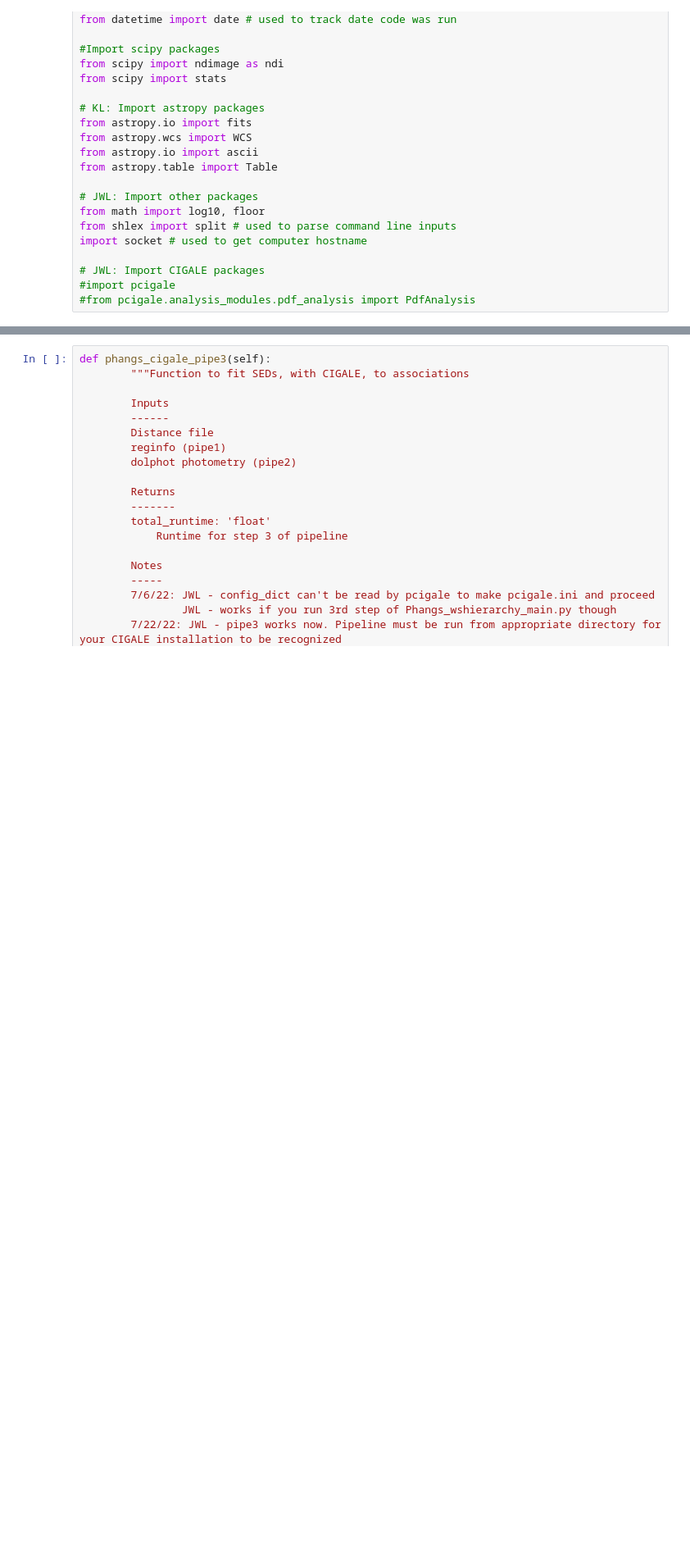
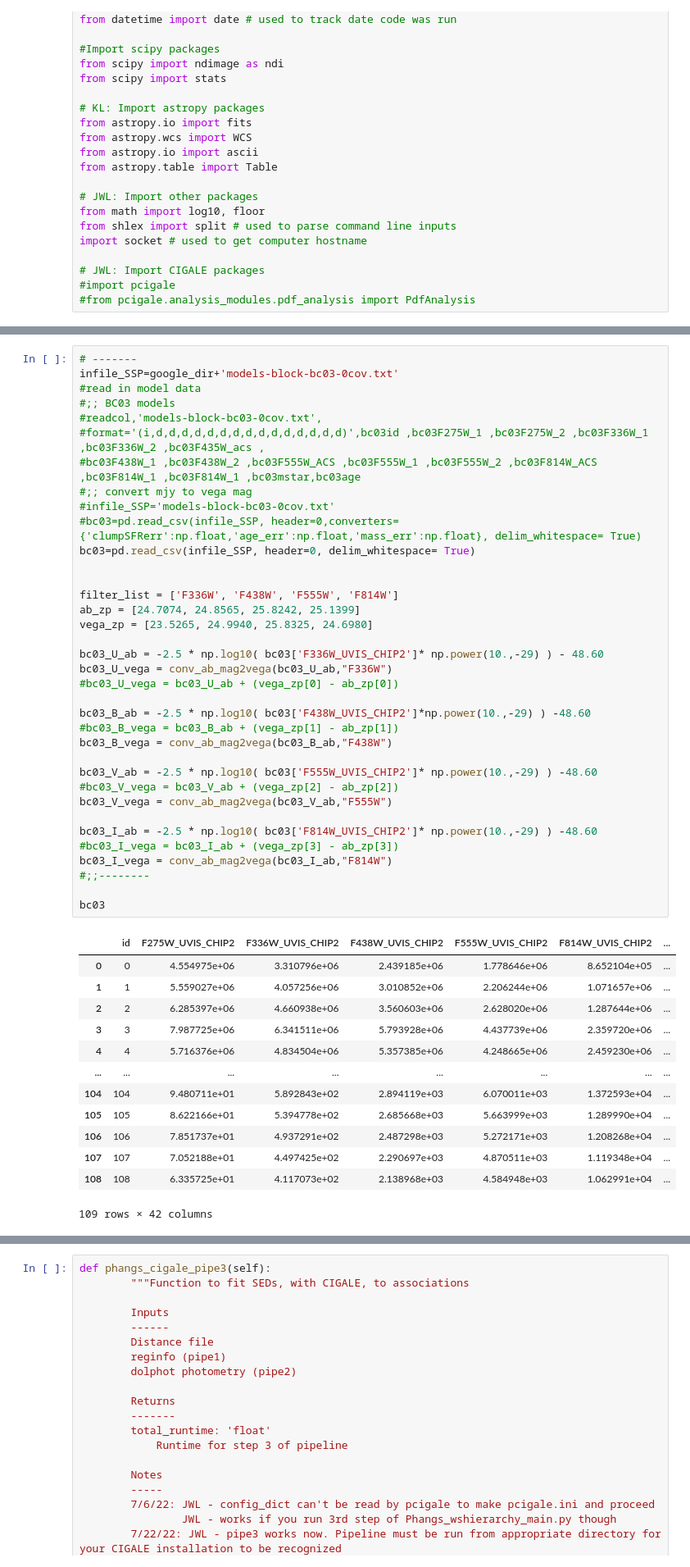
Before and after one commit to kilarson/msa, a Jupyter notebook: msa_cigale.ipynb, the cells around one changed output, grey strips where cells are left out. Shown at 82% size. Drawn from its saved outputs; the diff is of its cells as text; blank space fills up the shorter version.

```diff
--- a/msa_cigale.ipynb
+++ b/msa_cigale.ipynb
@@ -42,0 +150,50 @@ import socket # used to get computer hostname
+# %%
+# -------
+infile_SSP=google_dir+'models-block-bc03-0cov.txt'
+#read in model data
+#;; BC03 models
+#readcol,'models-block-bc03-0cov.txt',
+#format='(i,d,d,d,d,d,d,d,d,d,d,d,d,d,d,d)',bc03id ,bc03F275W_1 ,bc03F275W_2 ,bc03F336W_1 ,bc03F336W_2 ,bc03F435W_acs ,
+#bc03F438W_1 ,bc03F438W_2 ,bc03F555W_ACS ,bc03F555W_1 ,bc03F555W_2 ,bc03F814W_ACS ,bc03F814W_1 ,bc03F814W_1 ,bc03mstar,bc03age
+#;; convert mjy to vega mag
+#infile_SSP='models-block-bc03-0cov.txt'
+#bc03=pd.read_csv(infile_SSP, header=0,converters={'clumpSFRerr':np.float,'age_err':np.float,'mass_err':np.float}, delim_whitespace= True)
+bc03=pd.read_csv(infile_SSP, header=0, delim_whitespace= True)
+
+
+filter_list = ['F336W', 'F438W', 'F555W', 'F814W']
+ab_zp = [24.7074, 24.8565, 25.8242, 25.1399]
+vega_zp = [23.5265, 24.9940, 25.8325, 24.6980]
+
+bc03_U_ab = -2.5 * np.log10( bc03['F336W_UVIS_CHIP2']* np.power(10.,-29) ) - 48.60
+bc03_U_vega = conv_ab_mag2vega(bc03_U_ab,"F336W")
+#bc03_U_vega = bc03_U_ab + (vega_zp[0] - ab_zp[0])
+
+bc03_B_ab = -2.5 * np.log10( bc03['F438W_UVIS_CHIP2']*np.power(10.,-29) ) -48.60
+#bc03_B_vega = bc03_B_ab + (vega_zp[1] - ab_zp[1])
+bc03_B_vega = conv_ab_mag2vega(bc03_B_ab,"F438W")
+
+bc03_V_ab = -2.5 * np.log10( bc03['F555W_UVIS_CHIP2']* np.power(10.,-29) ) -48.60
+#bc03_V_vega = bc03_V_ab + (vega_zp[2] - ab_zp[2])
+bc03_V_vega = conv_ab_mag2vega(bc03_V_ab,"F555W")
+
+bc03_I_ab = -2.5 * np.log10( bc03['F814W_UVIS_CHIP2']* np.power(10.,-29) ) -48.60
+#bc03_I_vega = bc03_I_ab + (vega_zp[3] - ab_zp[3])
+bc03_I_vega = conv_ab_mag2vega(bc03_I_ab,"F814W")
+#;;--------
+
+bc03
+# %% [output]
+|  | id | F275W_UVIS_CHIP2 | F336W_UVIS_CHIP2 | F438W_UVIS_CHIP2 | F555W_UVIS_CHIP2 | F814W_UVIS_CHIP2 | ... |
+| 0 | 0 | 4.554975e+06 | 3.310796e+06 | 2.439185e+06 | 1.778646e+06 | 8.652104e+05 | ... |
+| 1 | 1 | 5.559027e+06 | 4.057256e+06 | 3.010852e+06 | 2.206244e+06 | 1.071657e+06 | ... |
+| 2 | 2 | 6.285397e+06 | 4.660938e+06 | 3.560603e+06 | 2.628020e+06 | 1.287644e+06 | ... |
+| 3 | 3 | 7.987725e+06 | 6.341511e+06 | 5.793928e+06 | 4.437739e+06 | 2.359720e+06 | ... |
+| 4 | 4 | 5.716376e+06 | 4.834504e+06 | 5.357385e+06 | 4.248665e+06 | 2.459230e+06 | ... |
+| ... | ... | ... | ... | ... | ... | ... | ... |
+| 104 | 104 | 9.480711e+01 | 5.892843e+02 | 2.894119e+03 | 6.070011e+03 | 1.372593e+04 | ... |
+| 105 | 105 | 8.622166e+01 | 5.394778e+02 | 2.685668e+03 | 5.663999e+03 | 1.289990e+04 | ... |
+| 106 | 106 | 7.851737e+01 | 4.937291e+02 | 2.487298e+03 | 5.272171e+03 | 1.208268e+04 | ... |
+| 107 | 107 | 7.052188e+01 | 4.497425e+02 | 2.290697e+03 | 4.870511e+03 | 1.119348e+04 | ... |
+| 108 | 108 | 6.335725e+01 | 4.117073e+02 | 2.138968e+03 | 4.584948e+03 | 1.062991e+04 | ... |
+109 rows × 42 columns
```
Also changed, not shown: parts of 9 cells of this notebook.
